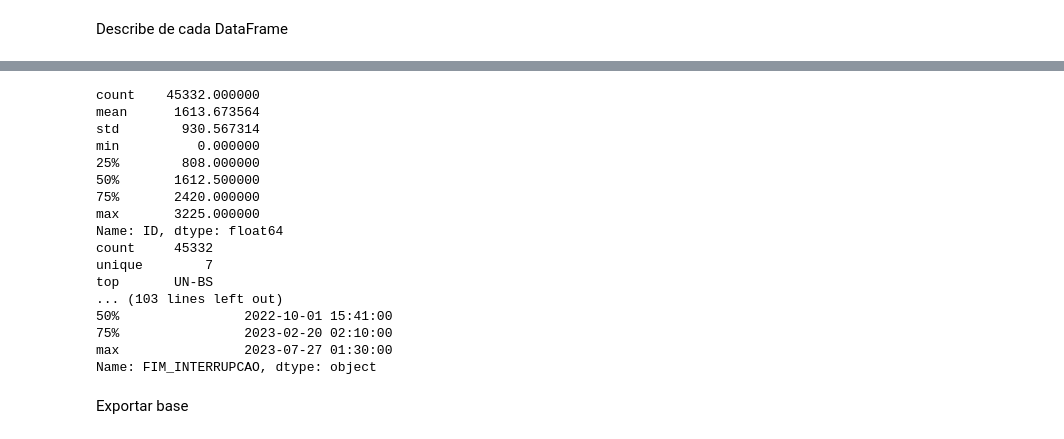
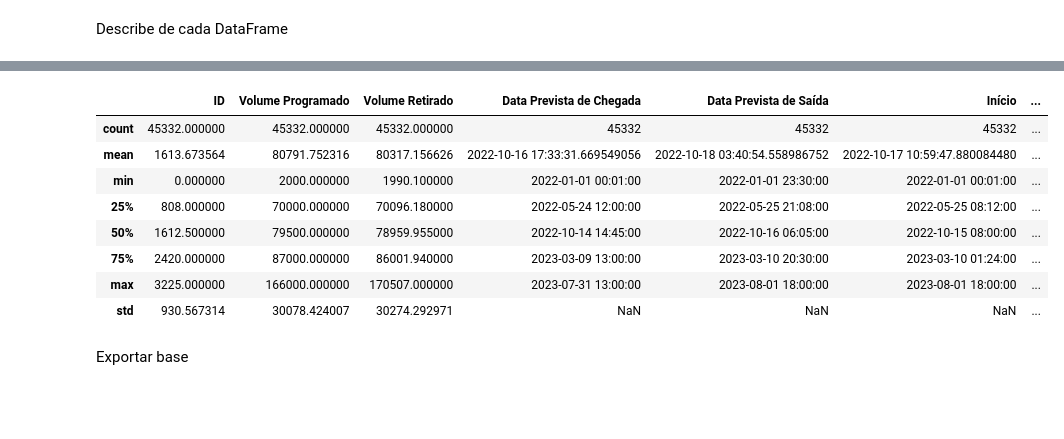
Before and after one commit to gabriellaserra/Process-mining-novo, a Jupyter notebook: Notebooks/Caio.ipynb, the cells around one changed output, grey strips where cells are left out. Saved outputs shown, nothing was run; the diff lists cells and outputs as text; code cells hidden in the pictures; blank space fills up the shorter version.

```diff
--- a/Notebooks/Caio.ipynb
+++ b/Notebooks/Caio.ipynb
@@ -364,25 +347,16 @@ Name: OPOF_DS_DIRECAO_ONDA, dtype: object
 # %%
 #Base final com interrupções mais navios tanque
-for coluna in df_resultado.columns:
-    print(df_resultado[coluna].describe())
+df_resultado.describe()
 # %% [output]
-count    45332.000000
-mean      1613.673564
-std        930.567314
-min          0.000000
-25%        808.000000
-50%       1612.500000
-75%       2420.000000
-max       3225.000000
-Name: ID, dtype: float64
-count     45332
-unique        7
-top       UN-BS
-... (103 lines left out)
-50%                2022-10-01 15:41:00
-75%                2023-02-20 02:10:00
-max                2023-07-27 01:30:00
-Name: FIM_INTERRUPCAO, dtype: object
+|  | ID | Volume Programado | Volume Retirado | Data Prevista de Chegada | Data Prevista de Saída | Início | ... |
+| count | 45332.000000 | 45332.000000 | 45332.000000 | 45332 | 45332 | 45332 | ... |
+| mean | 1613.673564 | 80791.752316 | 80317.156626 | 2022-10-16 17:33:31.669549056 | 2022-10-18 03:40:54.558986752 | 2022-10-17 10:59:47.880084480 | ... |
+| min | 0.000000 | 2000.000000 | 1990.100000 | 2022-01-01 00:01:00 | 2022-01-01 23:30:00 | 2022-01-01 00:01:00 | ... |
+| 25% | 808.000000 | 70000.000000 | 70096.180000 | 2022-05-24 12:00:00 | 2022-05-25 21:08:00 | 2022-05-25 08:12:00 | ... |
+| 50% | 1612.500000 | 79500.000000 | 78959.955000 | 2022-10-14 14:45:00 | 2022-10-16 06:05:00 | 2022-10-15 08:00:00 | ... |
+| 75% | 2420.000000 | 87000.000000 | 86001.940000 | 2023-03-09 13:00:00 | 2023-03-10 20:30:00 | 2023-03-10 01:24:00 | ... |
+| max | 3225.000000 | 166000.000000 | 170507.000000 | 2023-07-31 13:00:00 | 2023-08-01 18:00:00 | 2023-08-01 18:00:00 | ... |
+| std | 930.567314 | 30078.424007 | 30274.292971 | NaN | NaN | NaN | ... |
 # %% [markdown]
 Exportar base
 # %%
```
Also changed, not shown: parts of 8 cells of this notebook.
